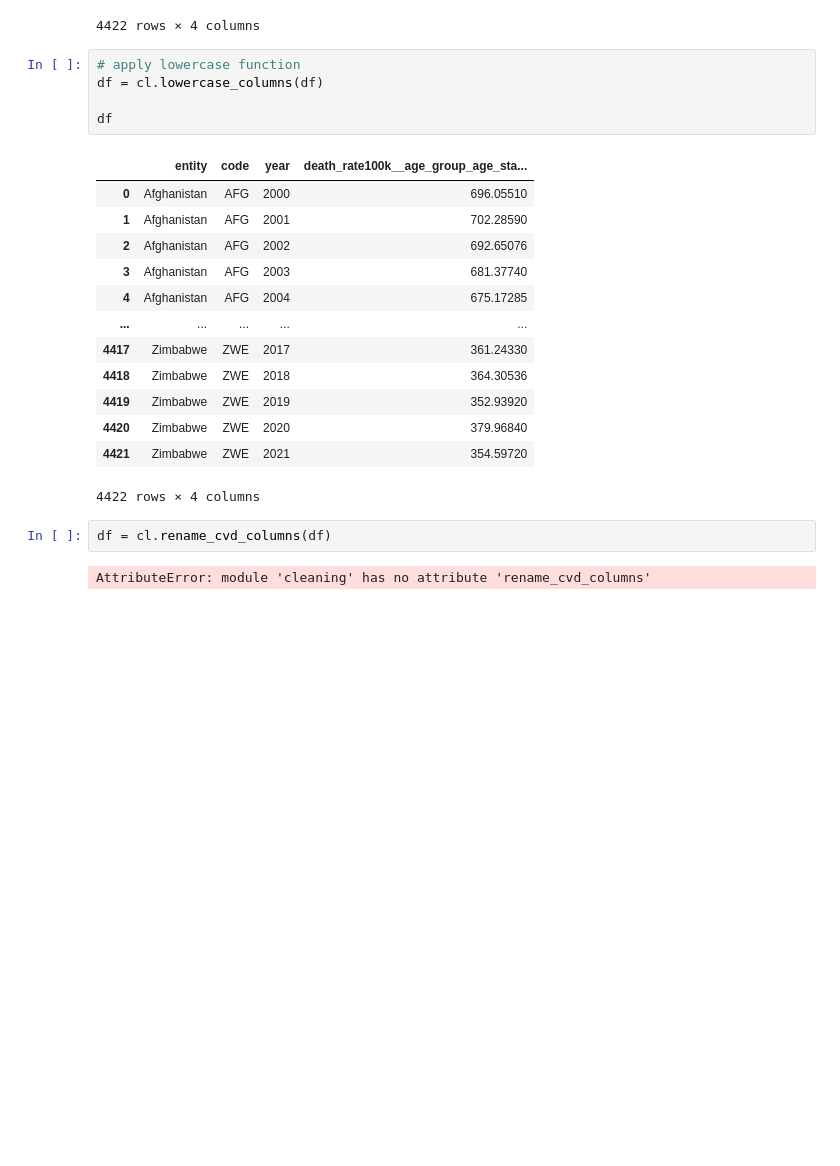
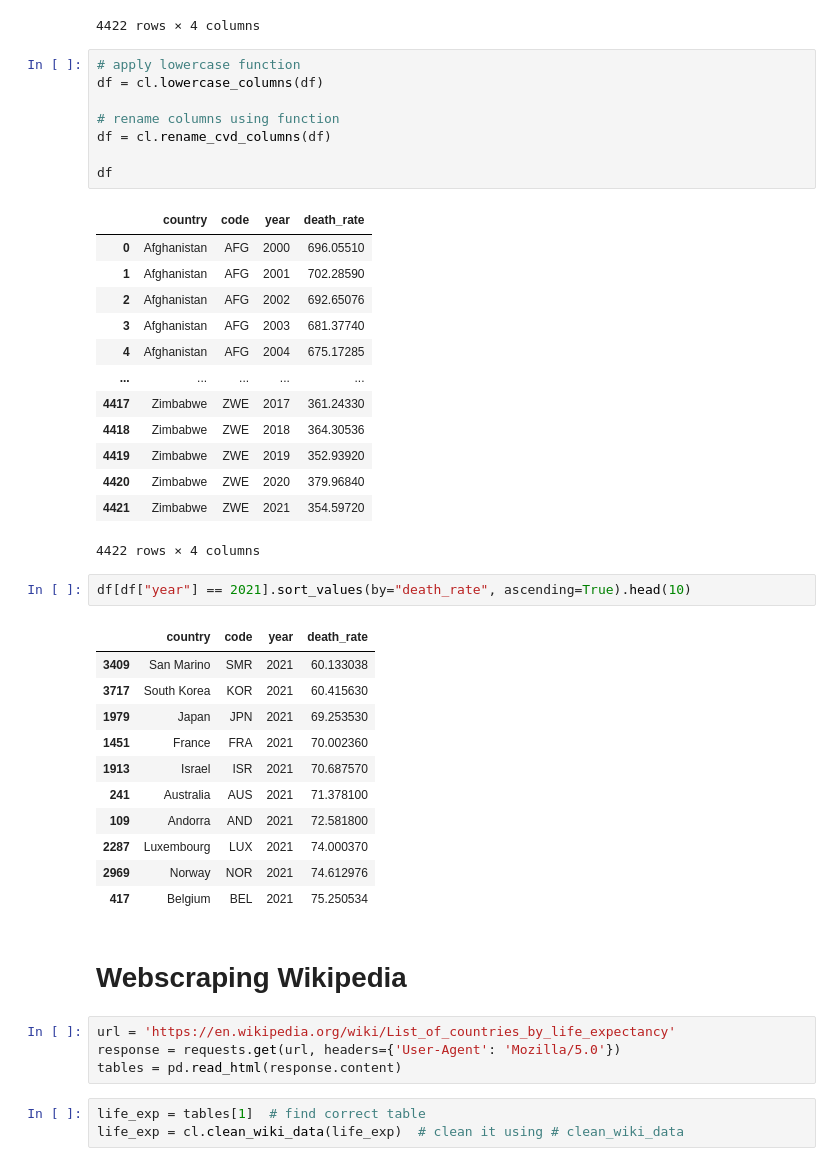
Before and after one commit to chandlershortlidge/sleep-heath-analysis, a Jupyter notebook: main.ipynb, the cells around one changed output. Saved outputs shown, nothing was run; the diff lists cells and outputs as text; blank space fills up the shorter version.

Commit message:
wiki data cleaned and formatted with wrapper function

```diff
--- a/main.ipynb
+++ b/main.ipynb
@@ -460,9 +458,12 @@ df
 # apply lowercase function
 df = cl.lowercase_columns(df)
 
+# rename columns using function
+df = cl.rename_cvd_columns(df)
+
 df
 # %% [output]
-|  | entity | code | year | death_rate100k__age_group_age_sta... |
+|  | country | code | year | death_rate |
 | 0 | Afghanistan | AFG | 2000 | 696.05510 |
 | 1 | Afghanistan | AFG | 2001 | 702.28590 |
 | 2 | Afghanistan | AFG | 2002 | 692.65076 |
@@ -475,7 +476,26 @@ df
 | 4420 | Zimbabwe | ZWE | 2020 | 379.96840 |
 | 4421 | Zimbabwe | ZWE | 2021 | 354.59720 |
 4422 rows × 4 columns
-# %%
-df = cl.rename_cvd_columns(df)
-# %% [output]
-AttributeError: module 'cleaning' has no attribute 'rename_cvd_columns'
+# %%
+df[df["year"] == 2021].sort_values(by="death_rate", ascending=True).head(10)
+# %% [output]
+|  | country | code | year | death_rate |
+| 3409 | San Marino | SMR | 2021 | 60.133038 |
+| 3717 | South Korea | KOR | 2021 | 60.415630 |
+| 1979 | Japan | JPN | 2021 | 69.253530 |
+| 1451 | France | FRA | 2021 | 70.002360 |
+| 1913 | Israel | ISR | 2021 | 70.687570 |
+| 241 | Australia | AUS | 2021 | 71.378100 |
+| 109 | Andorra | AND | 2021 | 72.581800 |
+| 2287 | Luxembourg | LUX | 2021 | 74.000370 |
+| 2969 | Norway | NOR | 2021 | 74.612976 |
+| 417 | Belgium | BEL | 2021 | 75.250534 |
+# %% [markdown]
+# Webscraping Wikipedia
+# %%
+url = 'https://en.wikipedia.org/wiki/List_of_countries_by_life_expectancy'
+response = requests.get(url, headers={'User-Agent': 'Mozilla/5.0'})
+tables = pd.read_html(response.content)
+# %%
+life_exp = tables[1]  # find correct table
+life_exp = cl.clean_wiki_data(life_exp)  # clean it using # clean_wiki_data
```
Also changed, not shown: parts of 4 cells of this notebook, 1 other file.
